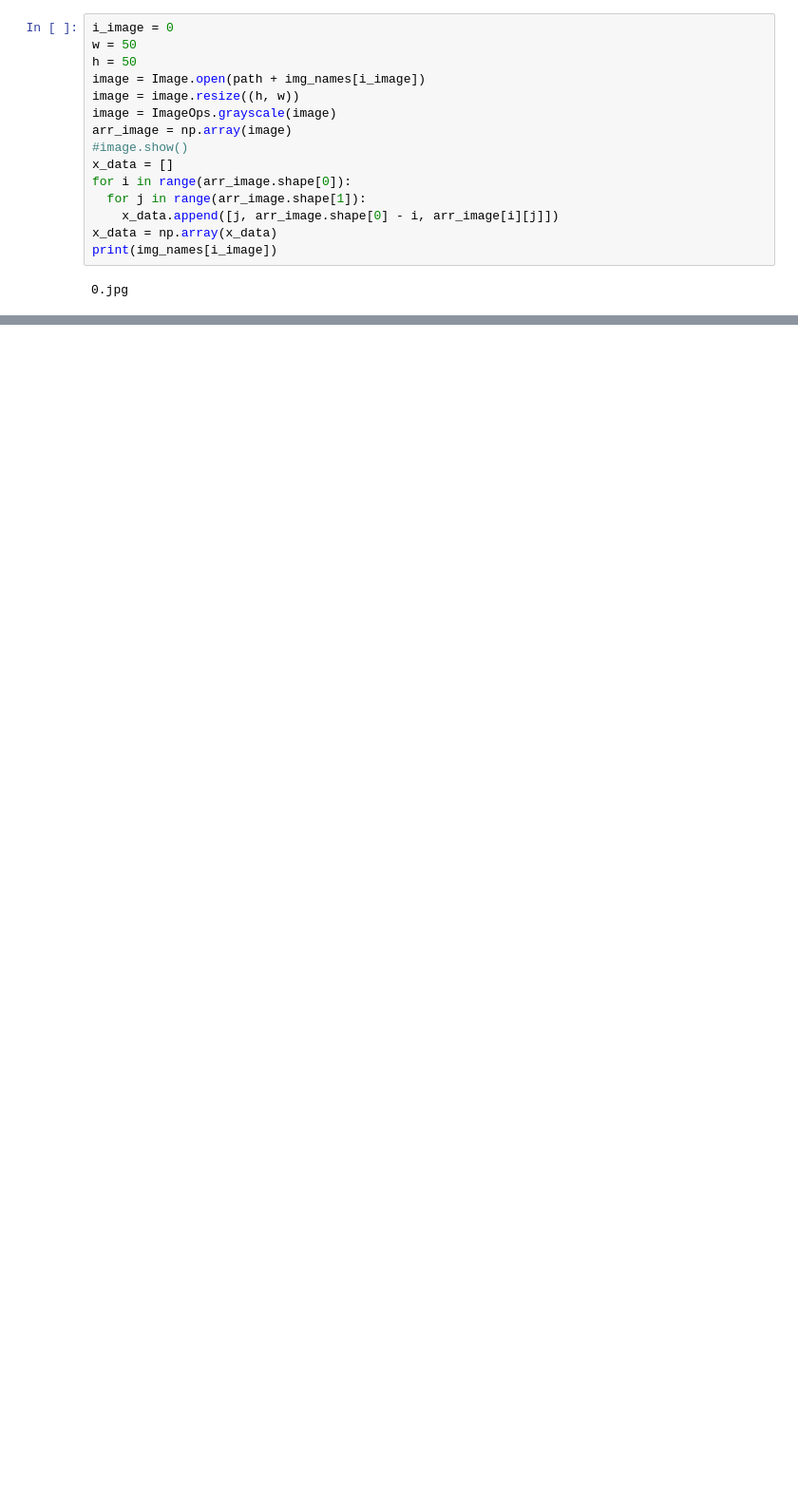
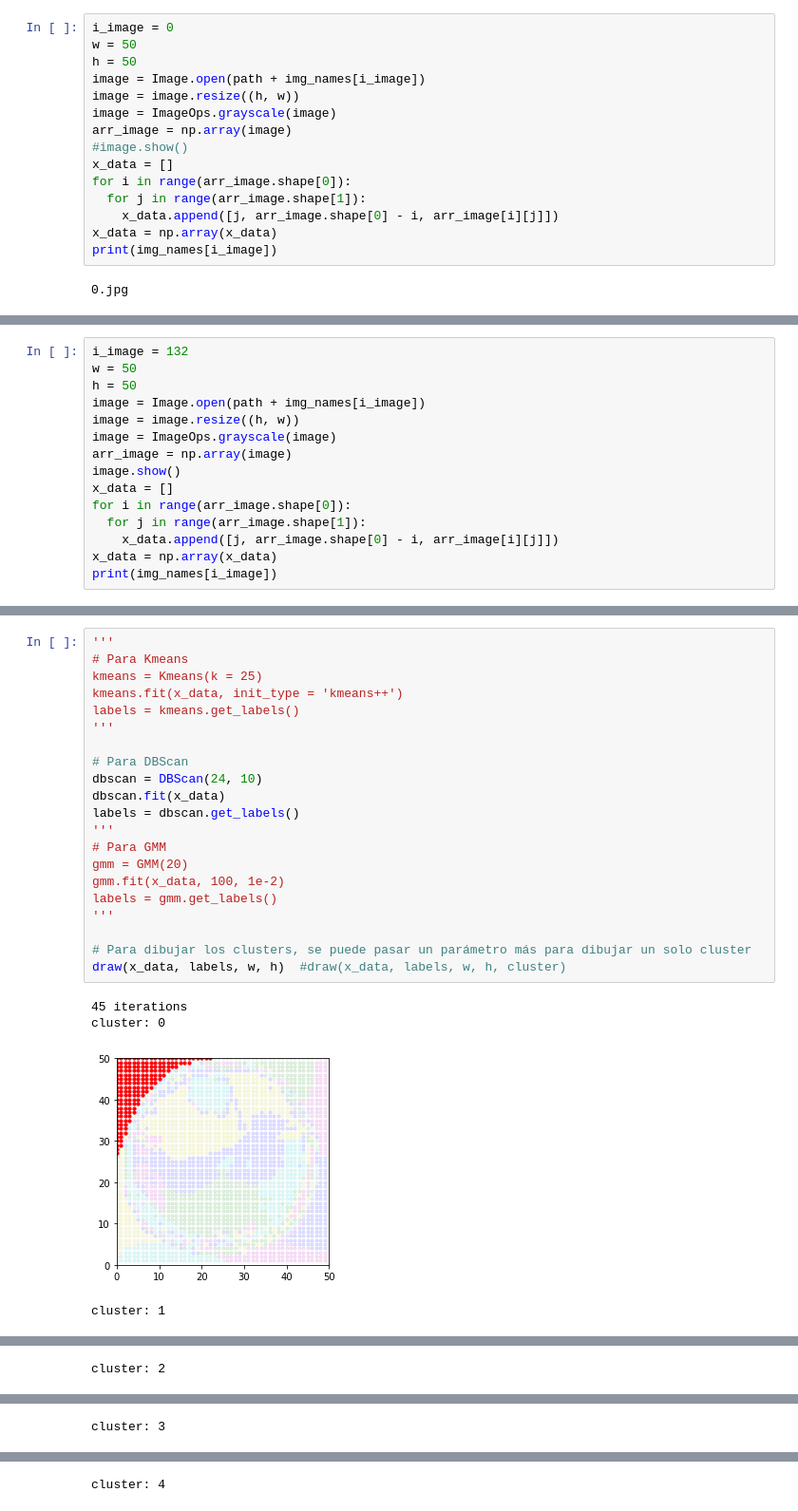
Before and after one commit to ecordovaa/CS2601_Clustering, a Jupyter notebook: Project 2.ipynb, the cells around one changed output, grey strips where cells are left out. Shown at 95% size. Saved outputs shown, nothing was run; the diff lists cells and outputs as text; blank space fills up the shorter version.

```diff
--- a/Project 2.ipynb
+++ b/Project 2.ipynb
@@ -390,0 +495,15 @@ print(points.shape)
+# %%
+i_image = 132
+w = 50
+h = 50
+image = Image.open(path + img_names[i_image])
+image = image.resize((h, w))
+image = ImageOps.grayscale(image)
+arr_image = np.array(image)
+image.show()
+x_data = []
+for i in range(arr_image.shape[0]):
+  for j in range(arr_image.shape[1]):
+    x_data.append([j, arr_image.shape[0] - i, arr_image[i][j]])
+x_data = np.array(x_data)
+print(img_names[i_image])
@@ -390,0 +512,26 @@ print(points.shape)
+# %%
+'''
+# Para Kmeans
+kmeans = Kmeans(k = 25)
+kmeans.fit(x_data, init_type = 'kmeans++')
+labels = kmeans.get_labels()
+'''
+
+# Para DBScan
+dbscan = DBScan(24, 10)
+dbscan.fit(x_data)
+labels = dbscan.get_labels()
+'''
+# Para GMM
+gmm = GMM(20)
+gmm.fit(x_data, 100, 1e-2)
+labels = gmm.get_labels()
+'''
+
+# Para dibujar los clusters, se puede pasar un parámetro más para dibujar un solo cluster
+draw(x_data, labels, w, h)  #draw(x_data, labels, w, h, cluster)
+# %% [output]
+45 iterations
+cluster: 0
+[figure, added]
+cluster: 1
@@ -390,0 +539 @@ print(points.shape)
+cluster: 2
@@ -390,0 +541 @@ print(points.shape)
+cluster: 3
@@ -390,0 +543 @@ print(points.shape)
+cluster: 4
```
Also changed, not shown: parts of 30 cells of this notebook, 1 other file.
